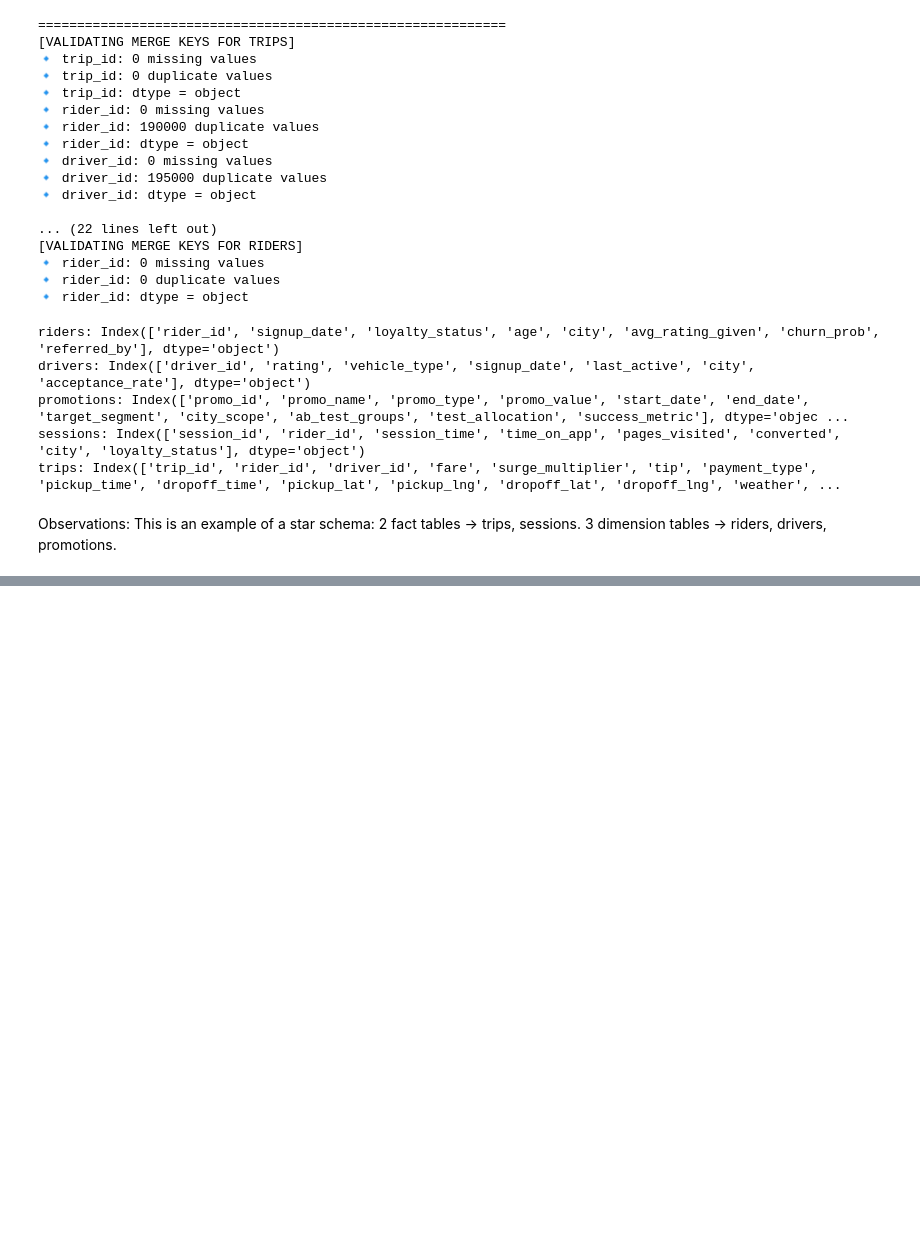
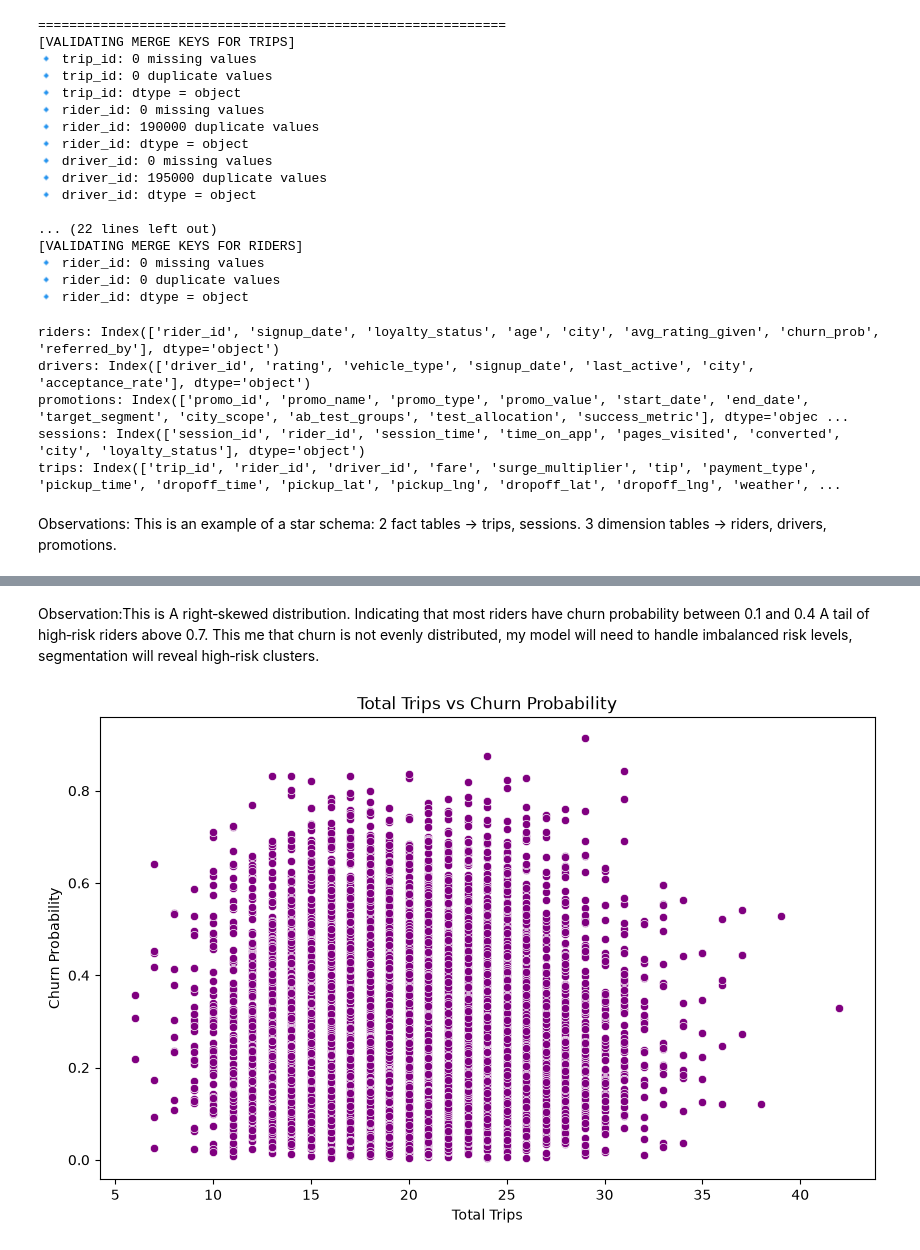
Before and after one commit to Queentutsi/RideWise-Project, a Jupyter notebook: Notebook/ridewise EDA.ipynb, the cells around one changed output, grey strips where cells are left out. Drawn from its saved outputs; the diff is of its cells as text; code cells hidden in the pictures; blank space fills up the shorter version.

```diff
--- a/Notebook/ridewise EDA.ipynb
+++ b/Notebook/ridewise EDA.ipynb
@@ -701,0 +950,13 @@ Observations: This is an example of a star schema:
+# %% [markdown]
+Observation:This is A right‑skewed distribution. Indicating that most riders have churn probability between 0.1 and 0.4
+A tail of high‑risk riders above 0.7.                     This me that churn is not evenly distributed, my model will need to handle imbalanced risk levels, segmentation will reveal high‑risk clusters.
+# %%
+# Behaviour vs Churn (Trips)
+plt.figure(figsize=(10,6))
+sns.scatterplot(data=riders_ml, x="total_trips", y="churn_prob", color="purple")
+plt.title("Total Trips vs Churn Probability")
+plt.xlabel("Total Trips")
+plt.ylabel("Churn Probability")
+plt.show()
+# %% [output]
+[figure, added]
```
Also changed, not shown: parts of 25 cells of this notebook, 5 other files.
